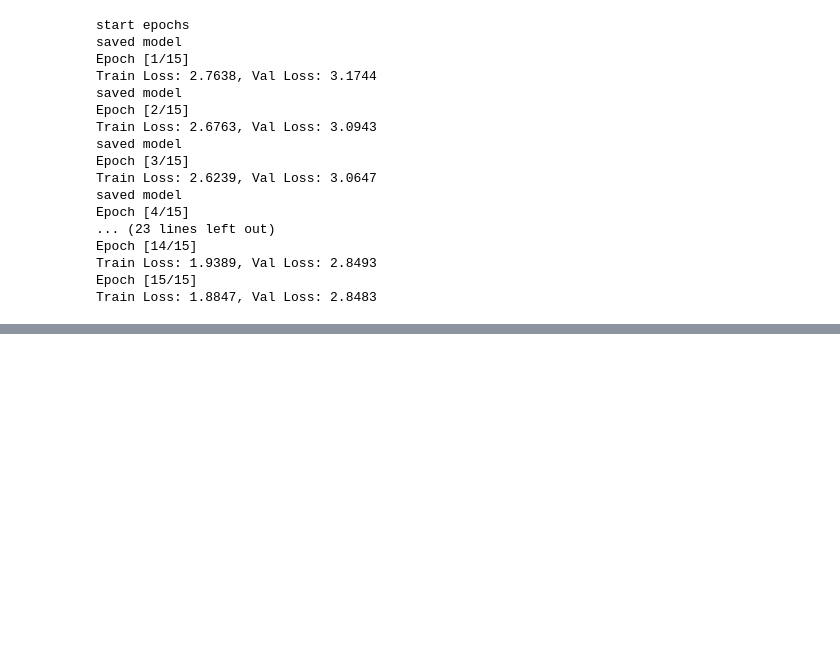
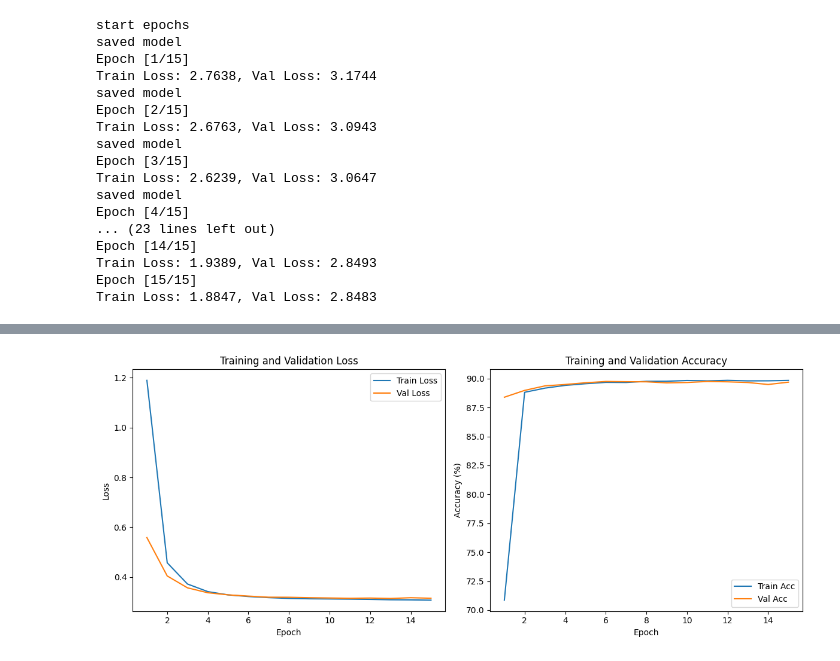
Before and after one commit to oren-ron/Deep_project, a Jupyter notebook: subtask123-paper.ipynb, the cells around one changed output, grey strips where cells are left out. Saved outputs shown, nothing was run; the diff lists cells and outputs as text; code cells hidden in the pictures; blank space fills up the shorter version.

```diff
--- a/subtask123-paper.ipynb
+++ b/subtask123-paper.ipynb
@@ -198,13 +165,13 @@ Train samples: 45000
 Validation samples: 5000
 Test samples: 10000
 # %%
-# Initialize model and loss functions
+
 device = torch.device('cuda' if torch.cuda.is_available() else 'cpu')
 model = Autoencoder().to(device)
 supcon_criterion = SupConLoss(temperature=0.07)
 recon_criterion = nn.MSELoss()
 optimizer = torch.optim.AdamW(model.parameters(), lr=0.0022, weight_decay=1e-4)
-# Training loop
+
 num_epochs = 15
-scheduler = torch.optim.lr_scheduler.ReduceLROnPlateau(optimizer, mode='min', factor=0.5, patience=3, verbose=True)
-contrastive_weight = 0.5  # Adjust based on your needs
+scheduler = torch.optim.lr_scheduler.ReduceLROnPlateau(optimizer, mode='min', factor=0.5, patience=6, verbose=True)
+contrastive_weight = 0.5
@@ -285,7 +245,9 @@ Epoch [15/15]
 Train Loss: 1.8847, Val Loss: 2.8483
 # %%
 # model.load_state_dict(torch.load('best_model_paper.pth'))
-model.load_state_dict(torch.load('best_model_paper_final.pth'))
+# model.load_state_dict(torch.load('best_model_paper_final.pth'))
+model.load_state_dict(torch.load('best_model_paper_conv.pth'))
+
 model.eval()
 # %% [output]
 Autoencoder(
@@ -393,25 +354,28 @@ class Classifier(nn.Module):
         x = self.fc2(x)
         return x
 # %%
+import matplotlib.pyplot as plt
+
+input_dim = 128
+num_classes = 10
+device = torch.device("cuda" if torch.cuda.is_available() else "cpu")
+classifier = Classifier(input_dim, num_classes).to(device)
 
 
+criterion = nn.CrossEntropyLoss()
+optimizer = torch.optim.Adam(classifier.parameters(), lr=0.0001)
 
-# Initialize classifier (replace input_dim with your latent dimension)
-input_dim = 128  # Adjust this based on myencoder's output size
-num_classes = 10
-# classifier = Classifier(input_dim, num_classes).to(device)
-classifier = Classifier(input_dim, num_classes).to(device)
 
-# Loss and optimizer
-criterion = nn.CrossEntropyLoss()
-
-optimizer = torch.optim.Adam(classifier.parameters(), lr=0.001)
+train_losses = []
+train_accuracies = []
+val_losses = []
+val_accuracies = []
 
 best_val_acc = 0.0
 num_epochs = 15
 
 for epoch in range(num_epochs):
-    # Training phase
+
     classifier.train()
     train_loss = 0.0
     correct_train = 0
@@ -419,19 +383,17 @@ for epoch in range(num_epochs):
 
     for inputs, labels in train_loader_latent:
         inputs, labels = inputs.to(device), labels.to(device)
-
         optimizer.zero_grad()
         outputs = classifier(inputs)
         loss = criterion(outputs, labels)
         loss.backward()
         optimizer.step()
-        # scheduler.step()
         train_loss += loss.item()
         _, predicted = outputs.max(1)
         total_train += labels.size(0)
         correct_train += predicted.eq(labels).sum().item()
 
-    # Validation phase
+
     classifier.eval()
     val_loss = 0.0
     correct_val = 0
@@ -440,22 +402,25 @@ for epoch in range(num_epochs):
     with torch.no_grad():
         for inputs, labels in val_loader_latent:
             inputs, labels = inputs.to(device), labels.to(device)
-
             outputs = classifier(inputs)
             loss = criterion(outputs, labels)
-
             val_loss += loss.item()
             _, predicted = outputs.max(1)
             total_val += labels.size(0)
             correct_val += predicted.eq(labels).sum().item()
 
-    # Calculate metrics
+
     train_acc = 100. * correct_train / total_train
     val_acc = 100. * correct_val / total_val
     avg_train_loss = train_loss / len(train_loader_latent)
     avg_val_loss = val_loss / len(val_loader_latent)
 
-    # Save best model
+
+    train_losses.append(avg_train_loss)
+    train_accuracies.append(train_acc)
+    val_losses.append(avg_val_loss)
+    val_accuracies.append(val_acc)
+
     if val_acc > best_val_acc:
         best_val_acc = val_acc
         torch.save(classifier.state_dict(), 'best_classifier_new.pth')
@@ -466,13 +431,30 @@ for epoch in range(num_epochs):
     print('-' * 50)
 
 
-
-# Evaluation
-classifier.eval()
+plt.figure(figsize=(12, 5))
 
 
+plt.subplot(1, 2, 1)
+plt.plot(range(1, num_epochs+1), train_losses, label='Train Loss')
+plt.plot(range(1, num_epochs+1), val_losses, label='Val Loss')
+plt.xlabel('Epoch')
+plt.ylabel('Loss')
+plt.title('Training and Validation Loss')
+plt.legend()
 
-# Load best model
+
+plt.subplot(1, 2, 2)
+plt.plot(range(1, num_epochs+1), train_accuracies, label='Train Acc')
+plt.plot(range(1, num_epochs+1), val_accuracies, label='Val Acc')
+plt.xlabel('Epoch')
+plt.ylabel('Accuracy (%)')
+plt.title('Training and Validation Accuracy')
+plt.legend()
+
+plt.tight_layout()
+plt.show()
+
+
 classifier.load_state_dict(torch.load('best_classifier_new.pth'))
 classifier.eval()
 
@@ -483,10 +465,8 @@ total_test = 0
 with torch.no_grad():
     for inputs, labels in test_loader_latent:
         inputs, labels = inputs.to(device), labels.to(device)
-
         outputs = classifier(inputs)
         loss = criterion(outputs, labels)
-
         test_loss += loss.item()
         _, predicted = outputs.max(1)
         total_test += labels.size(0)
@@ -520,0 +498 @@ Val Loss: 0.4127 | Acc: 86.45%
+[figure, added]
```
Also changed, not shown: parts of 10 cells of this notebook, 1 other file.
